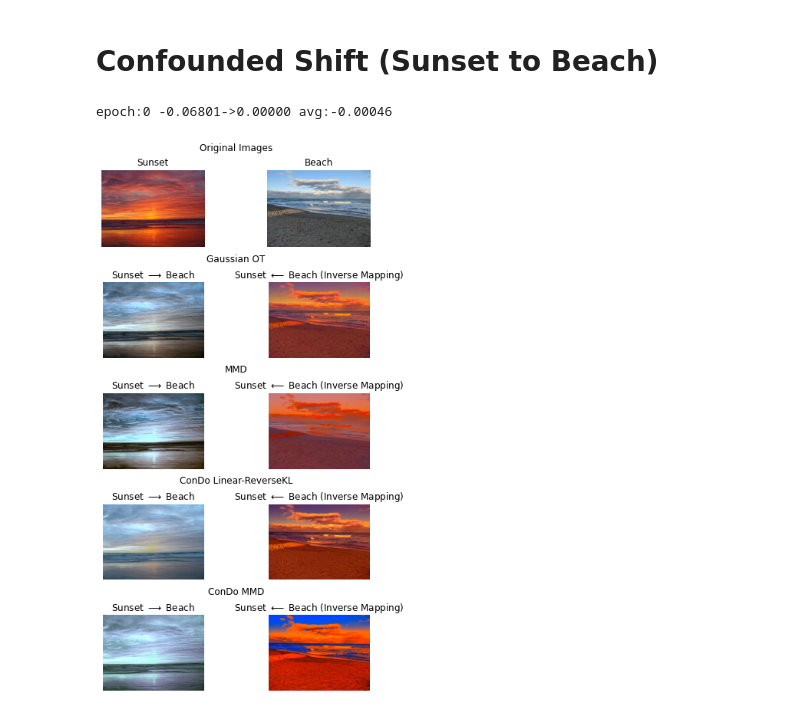
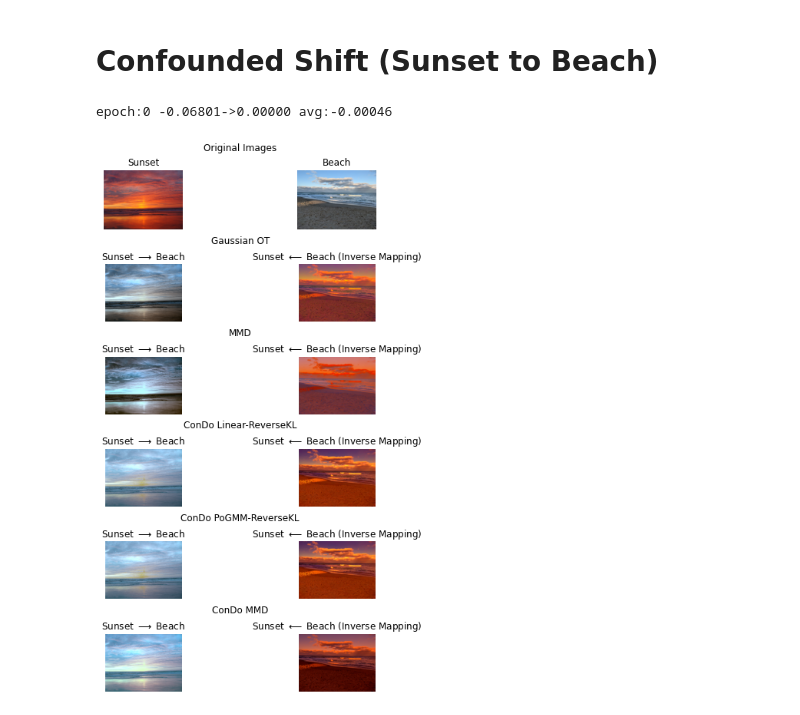
Before and after one commit to calvinmccarter/condo-adapter, a Jupyter notebook: paper/image-color-adaptation.ipynb, the cells around one changed output. Saved outputs shown, nothing was run; the diff lists cells and outputs as text; code cells hidden in the pictures.

```diff
--- a/paper/image-color-adaptation.ipynb
+++ b/paper/image-color-adaptation.ipynb
@@ -310,7 +376,7 @@ I3t_mmd23 = minmax(mat2im(xts_mmd23, I3.shape))
 with warnings.catch_warnings():
     warnings.simplefilter("ignore")
     cder23 = condo.ConDoAdapter(
-        sampling="proportional",
+        sampling="product",
         transform_type="affine",
         model_type="linear",
         divergence="reverse",
@@ -326,11 +392,27 @@ I3t_linear23 = minmax(mat2im(xts_linear23, I3.shape))
 with warnings.catch_warnings():
     warnings.simplefilter("ignore")
     cder23 = condo.ConDoAdapter(
-        sampling="proportional",
+        sampling="product",
+        transform_type="affine",
+        model_type="linear",
+        divergence="reverse",
+        debug=False,
+        verbose=0
+    )
+cder23.fit(X2, X3, Y2, Y3)
+xst_pogmm23 = cder23.transform(X2)
+xts_pogmm23 = cder23.inverse_transform(X3)
+I2t_pogmm23 = minmax(mat2im(xst_pogmm23, I2.shape))
+I3t_pogmm23 = minmax(mat2im(xts_pogmm23, I3.shape))
+
+with warnings.catch_warnings():
+    warnings.simplefilter("ignore")
+    cder23 = condo.ConDoAdapter(
+        sampling="product",
         transform_type="affine",
         model_type="empirical",
         divergence="mmd",
-        optim_kwargs={"epochs": 1e-4, "batch_size": 128, "alpha" : 1e-8, "beta": 0.9},
+        optim_kwargs={"epochs": 1e-4, "batch_size": 128, "alpha" : 1e-3, "beta": 0.9},
         debug=False,
         verbose=0,
     )
@@ -341,9 +423,9 @@ I2t_cmmd23 = minmax(mat2im(xst_cmmd23, I2.shape))
 I3t_cmmd23 = minmax(mat2im(xts_cmmd23, I3.shape))
 
 # Plot transformed images
-fig = plt.figure(figsize=(6, 10), constrained_layout=True)
+fig = plt.figure(figsize=(7, 10), constrained_layout=True)
 
-subfigs = fig.subfigures(nrows=5, ncols=1)
+subfigs = fig.subfigures(nrows=6, ncols=1)
 subfigs[0].suptitle('Original Images');
 axes = subfigs[0].subplots(nrows=1, ncols=2)
 axes[0].imshow(I2)
@@ -364,32 +446,41 @@ axes[1].set_title('Sunset $\longleftarrow$ Beach (Inverse Mapping)')
 
 subfigs[2].suptitle('MMD');
 axes = subfigs[2].subplots(nrows=1, ncols=2)
 axes[0].imshow(I2t_mmd23)
 axes[0].axis('off')
 axes[0].set_title('Sunset $\longrightarrow$ Beach')
 axes[1].imshow(I3t_mmd23)
 axes[1].axis('off')
 axes[1].set_title('Sunset $\longleftarrow$ Beach (Inverse Mapping)');
 
 subfigs[3].suptitle('ConDo Linear-ReverseKL');
 axes = subfigs[3].subplots(nrows=1, ncols=2)
 axes[0].imshow(I2t_linear23)
 axes[0].axis('off')
 axes[0].set_title('Sunset $\longrightarrow$ Beach')
 axes[1].imshow(I3t_linear23)
 axes[1].axis('off')
 axes[1].set_title('Sunset $\longleftarrow$ Beach (Inverse Mapping)');
 
-subfigs[4].suptitle('ConDo MMD');
+subfigs[4].suptitle('ConDo PoGMM-ReverseKL');
 axes = subfigs[4].subplots(nrows=1, ncols=2)
+axes[0].imshow(I2t_pogmm23)
+axes[0].axis('off')
+axes[0].set_title('Sunset $\longrightarrow$ Beach')
+axes[1].imshow(I3t_pogmm23)
+axes[1].axis('off')
+axes[1].set_title('Sunset $\longleftarrow$ Beach (Inverse Mapping)')
+
+subfigs[5].suptitle('ConDo MMD');
+axes = subfigs[5].subplots(nrows=1, ncols=2)
 axes[0].imshow(I2t_cmmd23)
 axes[0].axis('off')
 axes[0].set_title('Sunset $\longrightarrow$ Beach')
 axes[1].imshow(I3t_cmmd23)
 axes[1].axis('off')
 axes[1].set_title('Sunset $\longleftarrow$ Beach (Inverse Mapping)')
 
 fig.savefig("figure-SunsetToBeach-inclmmd.pdf", bbox_inches="tight")
 # %% [output]
 epoch:0 -0.06801->0.00000 avg:-0.00046
-[figure, old version]
+[figure, new version]
```
Also changed, not shown: parts of 4 cells of this notebook, 6 other files.
